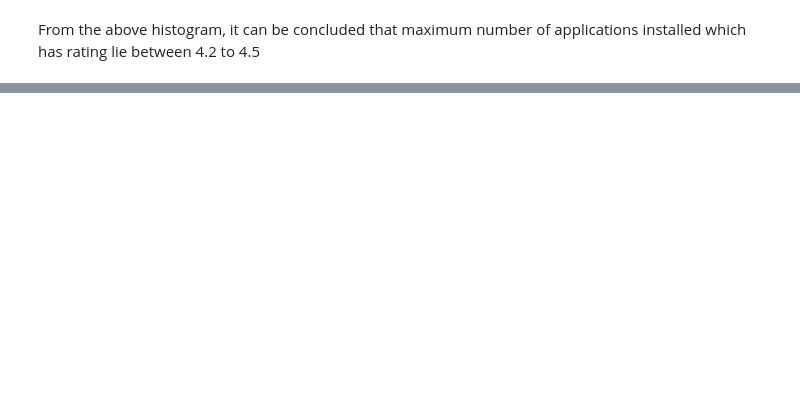
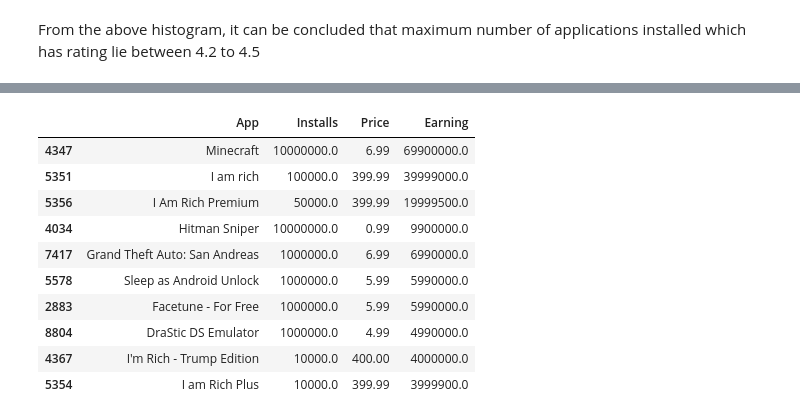
Before and after one commit to Sachin070292/Play-Store-App-Review-Analysis, a Jupyter notebook: Sachin_dubey_Play_Store_App_Review_Analysis.ipynb, the cells around one changed output, grey strips where cells are left out. Saved outputs shown, nothing was run; the diff lists cells and outputs as text; code cells hidden in the pictures; blank space fills up the shorter version.

```diff
--- a/Sachin_dubey_Play_Store_App_Review_Analysis.ipynb
+++ b/Sachin_dubey_Play_Store_App_Review_Analysis.ipynb
@@ -667,0 +679,22 @@ From the above histogram, it can be concluded that maximum number of application
+# %%
+paid_app['Earning']= paid_app['Installs']*paid_app['Price']
+# %%
+top_earning_app= paid_app.sort_values(by ='Earning', ascending= False)
+# %%
+top_earning_app.drop_duplicates(subset ='App', inplace = True) # removing duplicate
+# %%
+top_earning_app =top_earning_app.head(10)
+# %%
+top_earning_app
+# %% [output]
+|  | App | Installs | Price | Earning |
+| 4347 | Minecraft | 10000000.0 | 6.99 | 69900000.0 |
+| 5351 | I am rich | 100000.0 | 399.99 | 39999000.0 |
+| 5356 | I Am Rich Premium | 50000.0 | 399.99 | 19999500.0 |
+| 4034 | Hitman Sniper | 10000000.0 | 0.99 | 9900000.0 |
+| 7417 | Grand Theft Auto: San Andreas | 1000000.0 | 6.99 | 6990000.0 |
+| 5578 | Sleep as Android Unlock | 1000000.0 | 5.99 | 5990000.0 |
+| 2883 | Facetune - For Free | 1000000.0 | 5.99 | 5990000.0 |
+| 8804 | DraStic DS Emulator | 1000000.0 | 4.99 | 4990000.0 |
+| 4367 | I'm Rich - Trump Edition | 10000.0 | 400.00 | 4000000.0 |
+| 5354 | I am Rich Plus | 10000.0 | 399.99 | 3999900.0 |
```
Also changed, not shown: parts of 17 cells of this notebook.
